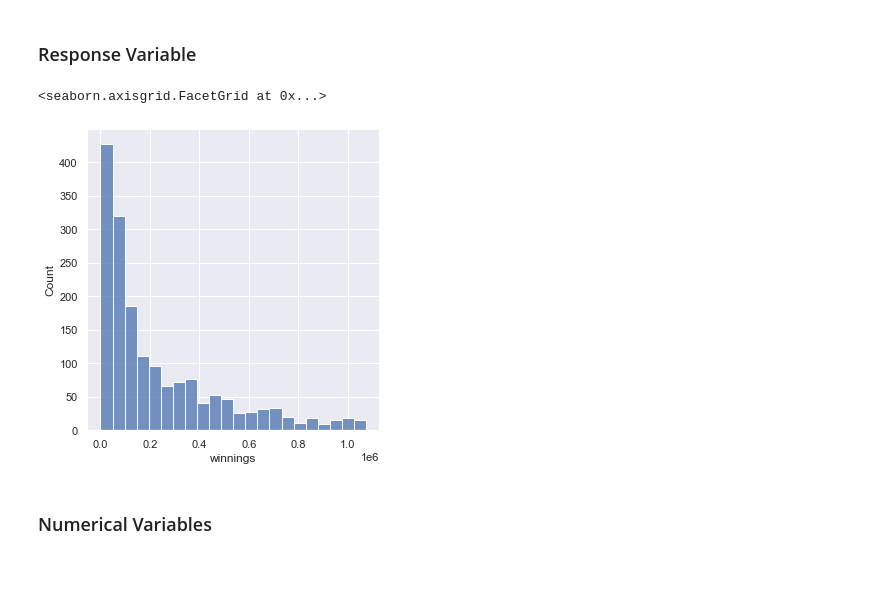
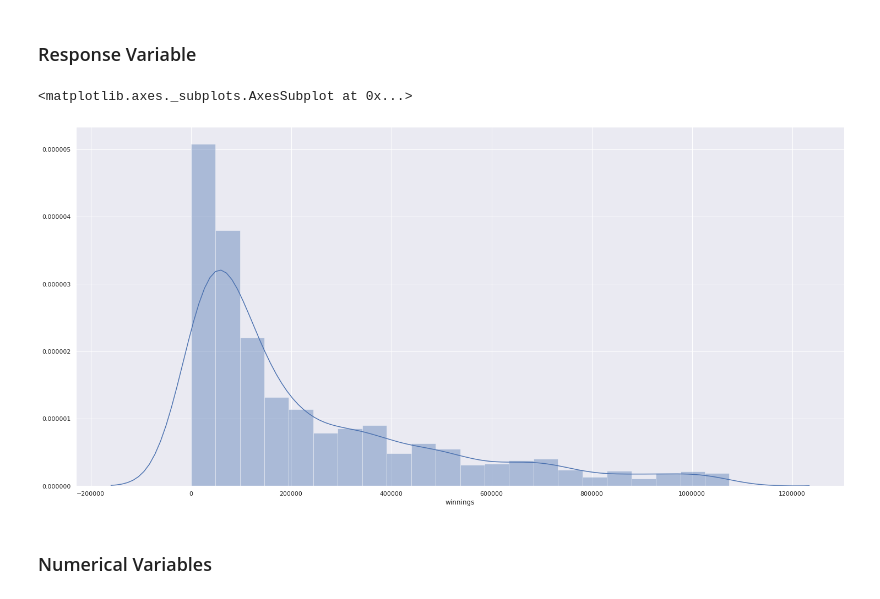
Before and after one commit to jvbf97/tennis-ace, a Jupyter notebook: main.ipynb, the cells around one changed output. Drawn from its saved outputs; the diff is of its cells as text; code cells hidden in the pictures; blank space fills up the shorter version.

```diff
--- a/main.ipynb
+++ b/main.ipynb
@@ -212,9 +226,9 @@ Seems like **logarithmic** distribution
 # %% [markdown]
 Since columns like **wins**, **losses**, and **ranking** says nothing about in-game performance that could be used as advice, we're removing them from our analysis, once our goal is to understand what makes a good tennis player, and oubviously, winning most points and losing less, helps it for sure.
 # %%
-cols_drop = ['wins', 'losses', 'ranking']
+cols_drop = ['wins', 'losses', 'ranking', 'player', 'year']
 
-df1 = df1.drop(cols_drop, axis = 1);
+df1.drop(cols_drop, axis = 1, inplace = True);
 # %% [markdown]
 # 5 Exploratory Data Analysis
 # %%
@@ -224,10 +238,10 @@ df2 = df1.copy()
 # %% [markdown]
 ### Response Variable
 # %%
-sns.displot(df2['winnings'])
+sns.distplot(df2['winnings'])
 # %% [output]
-<seaborn.axisgrid.FacetGrid at 0x...>
+<matplotlib.axes._subplots.AxesSubplot at 0x...>
-[figure, old version]
+[figure, new version]
 # %% [markdown]
 ### Numerical Variables
 # %%
```
Also changed, not shown: parts of 36 cells of this notebook.
